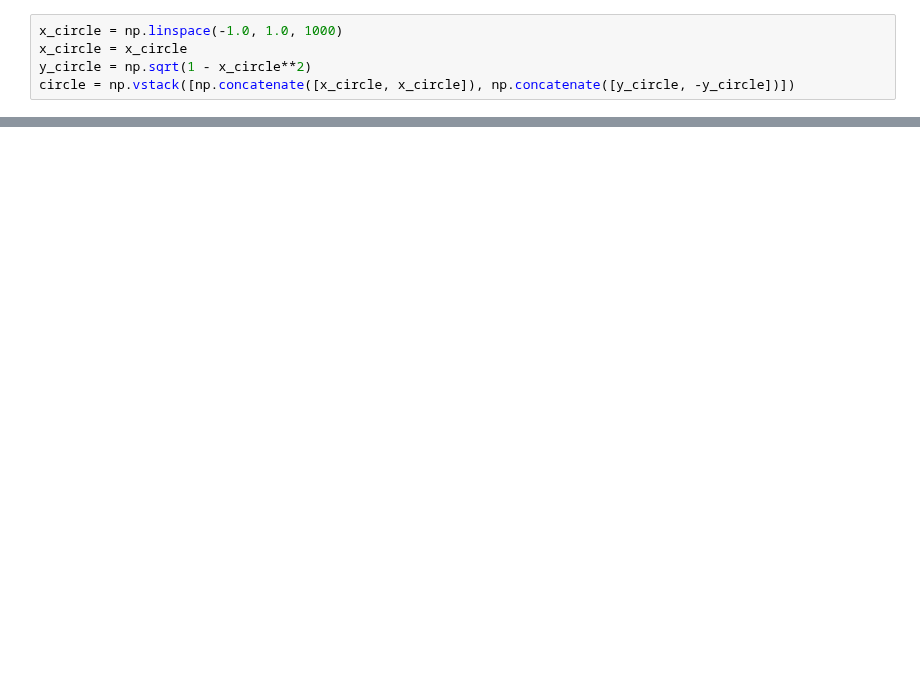
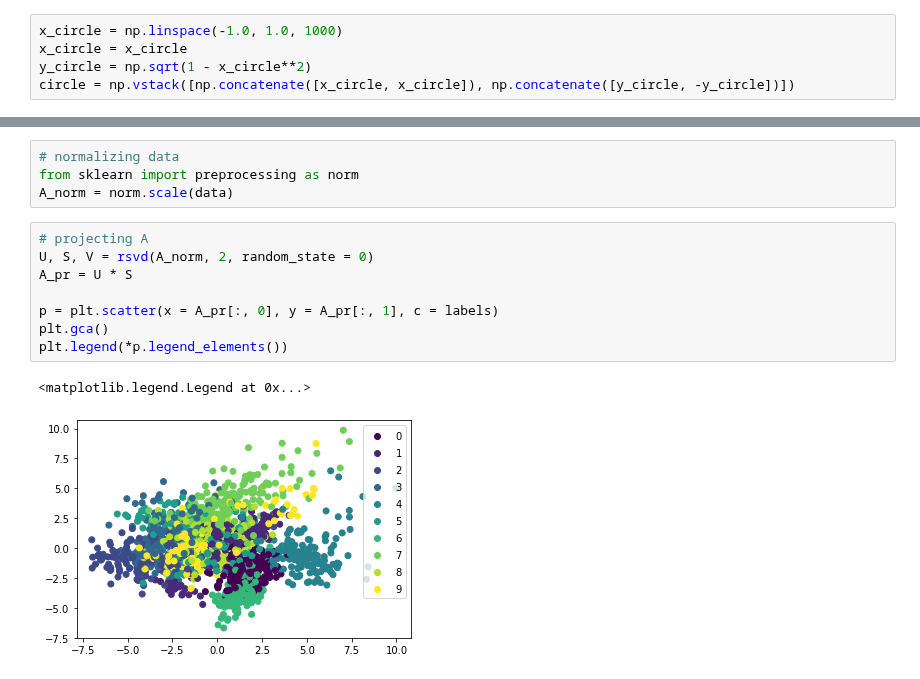
Before and after one commit to zugzvangg/SPC, a Jupyter notebook: numerics/HW2/HW2.ipynb, the cells around one changed output, grey strips where cells are left out. Saved outputs shown, nothing was run; the diff lists cells and outputs as text; blank space fills up the shorter version.

```diff
--- a/numerics/HW2/HW2.ipynb
+++ b/numerics/HW2/HW2.ipynb
@@ -135,0 +93,15 @@ res - 1_734_580 - 1_759_978 - 1_796_494 - 3_086_928
+# %%
+# normalizing data
+from sklearn import preprocessing as norm
+A_norm = norm.scale(data)
+# %%
+# projecting A
+U, S, V = rsvd(A_norm, 2, random_state = 0)
+A_pr = U * S
+
+p = plt.scatter(x = A_pr[:, 0], y = A_pr[:, 1], c = labels)
+plt.gca()
+plt.legend(*p.legend_elements())
+# %% [output]
+<matplotlib.legend.Legend at 0x...>
+[figure, added]
```
Also changed, not shown: parts of 21 cells of this notebook.
